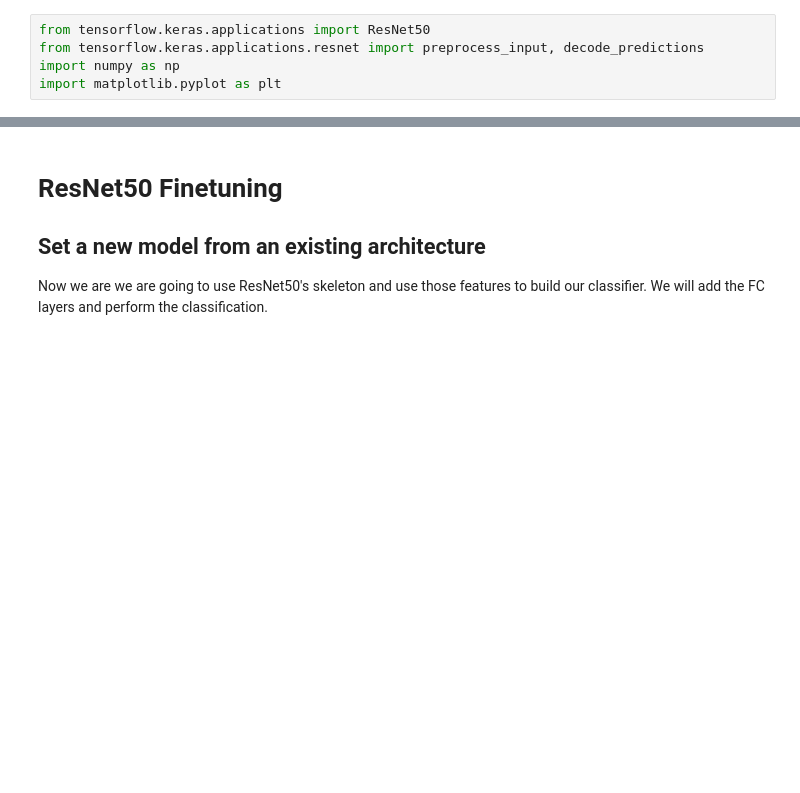
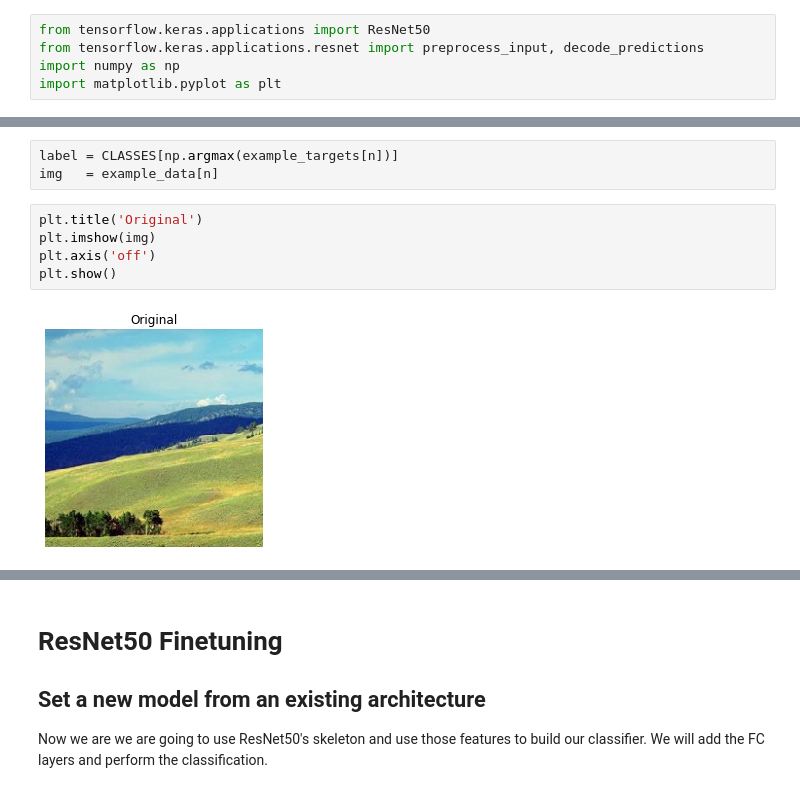
Before and after one commit to Yusepp/M3-CV, a Jupyter notebook: P3/week4_code_marcos.ipynb, the cells around one changed output, grey strips where cells are left out. Saved outputs shown, nothing was run; the diff lists cells and outputs as text; blank space fills up the shorter version.

```diff
--- a/P3/week4_code_marcos.ipynb
+++ b/P3/week4_code_marcos.ipynb
@@ -161,0 +162,10 @@ Real: inside_city
+# %%
+label = CLASSES[np.argmax(example_targets[n])]
+img   = example_data[n]
+# %%
+plt.title('Original')
+plt.imshow(img)
+plt.axis('off')
+plt.show()
+# %% [output]
+[figure, added]
```
Also changed, not shown: parts of 15 cells of this notebook.
